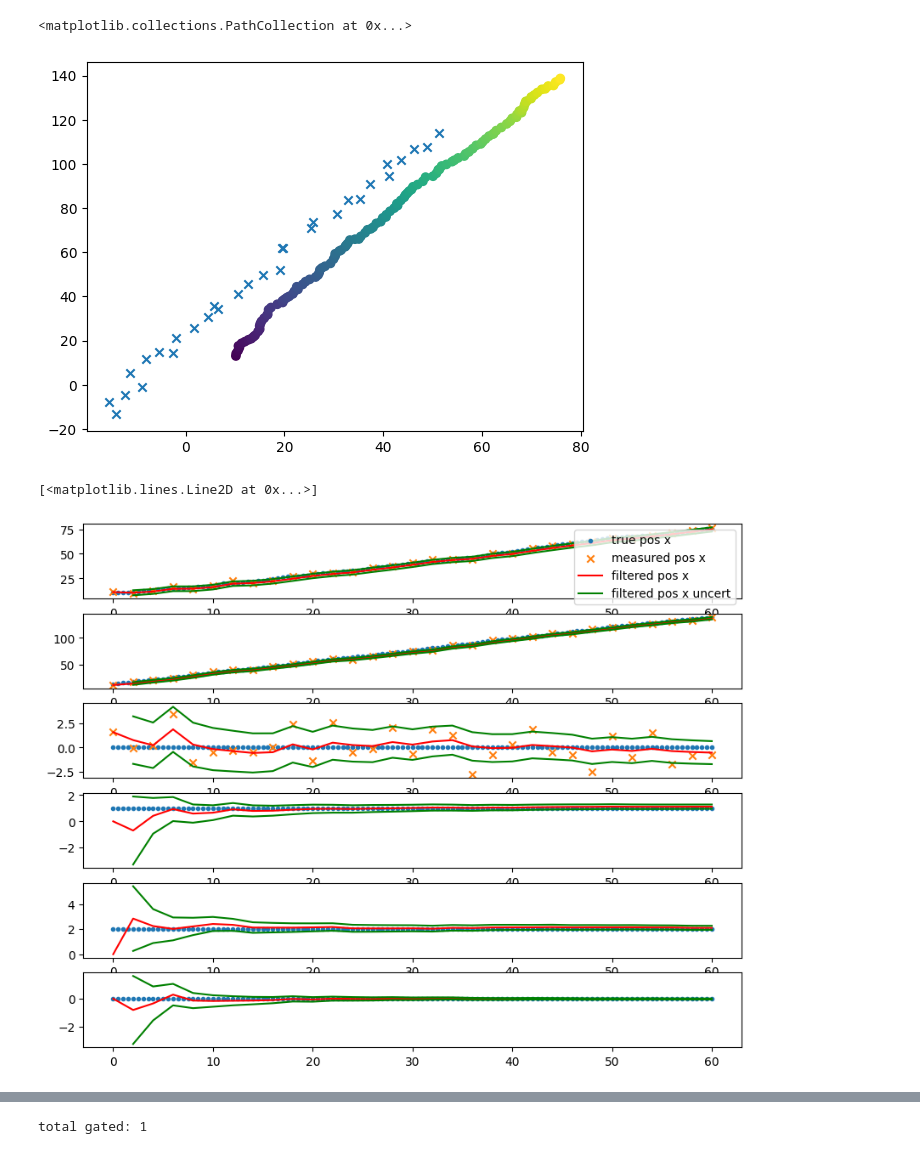
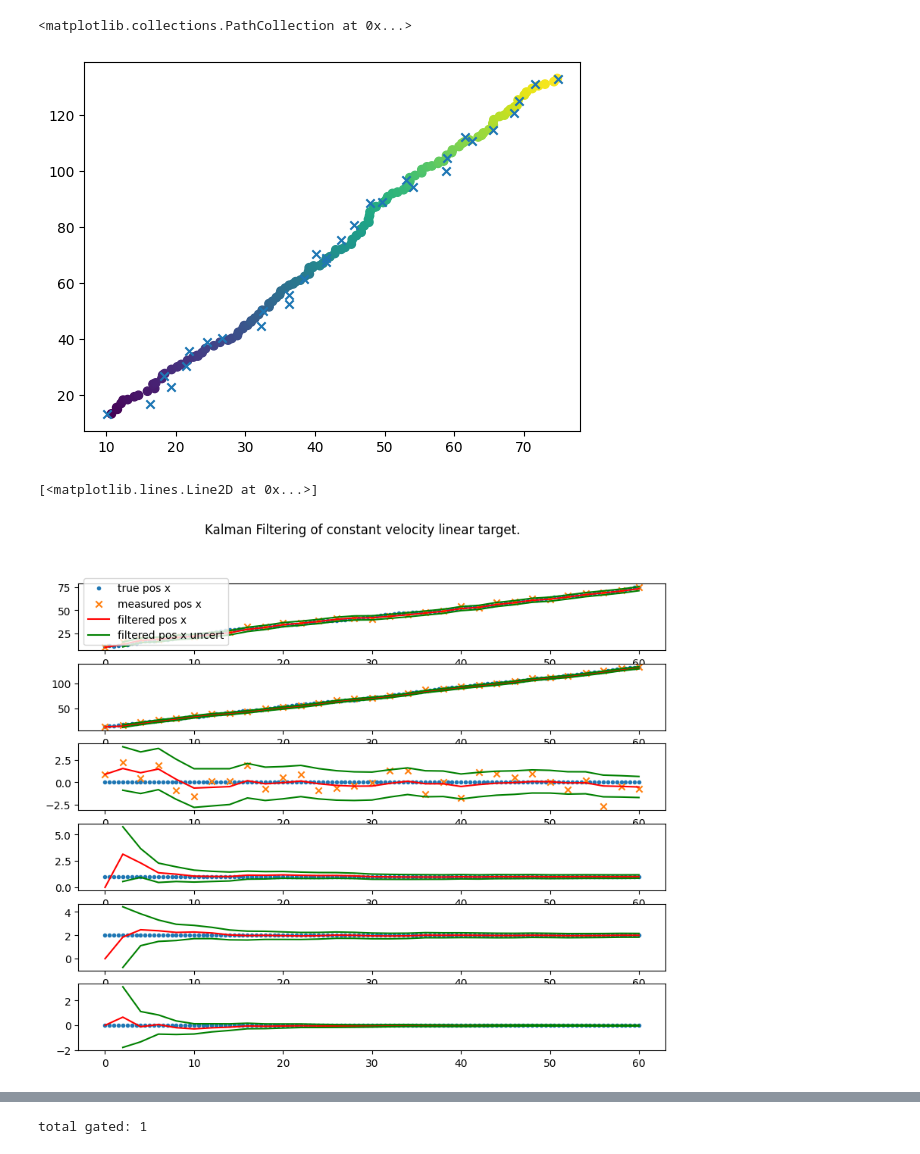
Before and after one commit to eholmgre/tda, a Jupyter notebook: notebook/oracle_single_target_no_clutter.ipynb, the cells around one changed output, grey strips where cells are left out. Cells and saved outputs as stored; diff of their text form; code cells hidden in the pictures.

```diff
--- a/notebook/oracle_single_target_no_clutter.ipynb
+++ b/notebook/oracle_single_target_no_clutter.ipynb
@@ -15,7 +16,7 @@ from tda.tracker.tracker_param import TrackerParam
 # %%
 sim = Simulation()
 
-platform = LTIObject(1, np.array([25, 25, 0]), sim, np.zeros((3, 3)))
+platform = LTIObject(1, np.array([0, 0, 0]), sim, np.zeros((3, 3)))
 oracle = Oracle(1, platform, 2.0, np.eye(3) * 2.25)
 platform.add_payload(oracle)
 
@@ -52,7 +53,7 @@ plt.scatter([x[0] for (t, x) in gt.history], [x[1] for (t, x) in gt.history], c=
 plt.scatter(meas_x, meas_y, marker="x")
 # %% [output]
 <matplotlib.collections.PathCollection at 0x...>
-[figure, old version]
+[figure, new version]
 # %%
 def F(dt: float):
     F = np.eye(6, dtype=np.float64)
@@ -98,6 +99,7 @@ kf_record = tracker.tracks[0].filter.record()
 track = tracker.tracks[0]
 
 fig, axs = plt.subplots(6)
+fig.suptitle("Kalman Filtering of constant velocity linear target.")
 fig.set_size_inches((10, 8))
 axs[0].scatter([t for (t, x) in gt.history], [x[0] for (t, x) in gt.history], marker=".", label="true pos x")
 axs[0].scatter(sim_records["oracle1"]["t"], sim_records["lti_object1"]["x"][0] \
@@ -128,31 +130,31 @@ filtered_z, uncert_z, time_z = track.get_state_hist(2)
 
 axs[2].plot(time_z, sim_records["lti_object1"]["z"][0] +filtered_z, color="red", label="filtered pos z")
 axs[2].plot(time_z[1:], sim_records["lti_object1"]["z"][0] + uncert_z[1:, 0], color="green", label="filtered pos z uncert")
 axs[2].plot(time_z[1:], sim_records["lti_object1"]["z"][0] + uncert_z[1:, 1], color="green")
 
 axs[3].scatter([t for (t, x) in gt.history], [x[3] for (t, x) in gt.history], marker=".", label="true xdot")
 
 filtered_xdot, uncert_xdot, time_xdot = track.get_state_hist(3)
 
 axs[3].plot(time_xdot, filtered_xdot, color="red", label="filtered xdot")
 axs[3].plot(time_xdot[1:], uncert_xdot[1:, 0], color="green", label="filtered xdot uncert")
 axs[3].plot(time_xdot[1:], uncert_xdot[1:, 1], color="green")
 
 axs[4].scatter([t for (t, x) in gt.history], [x[4] for (t, x) in gt.history], marker=".", label="true ydot")
 
 filtered_ydot, uncert_ydot, time_ydot = track.get_state_hist(4)
 
 axs[4].plot(time_ydot, filtered_ydot, color="red", label="filtered ydot")
 axs[4].plot(time_ydot[1:], uncert_ydot[1:, 0], color="green", label="filtered ydot uncert")
 axs[4].plot(time_ydot[1:], uncert_ydot[1:, 1], color="green")
 
 axs[5].scatter([t for (t, x) in gt.history], [x[5] for (t, x) in gt.history], marker=".", label="true zdot")
 
 filtered_zdot, uncert_zdot, time_zdot = track.get_state_hist(5)
 
 axs[5].plot(time_zdot, filtered_zdot, color="red", label="filtered zdot")
 axs[5].plot(time_zdot[1:], uncert_zdot[1:, 0], color="green", label="filtered zdot uncert")
 axs[5].plot(time_zdot[1:], uncert_zdot[1:, 1], color="green")
 # %% [output]
 [<matplotlib.lines.Line2D at 0x...>]
-[figure, old version]
+[figure, new version]
```
Also changed, not shown: parts of 6 cells of this notebook, 2 other files.
